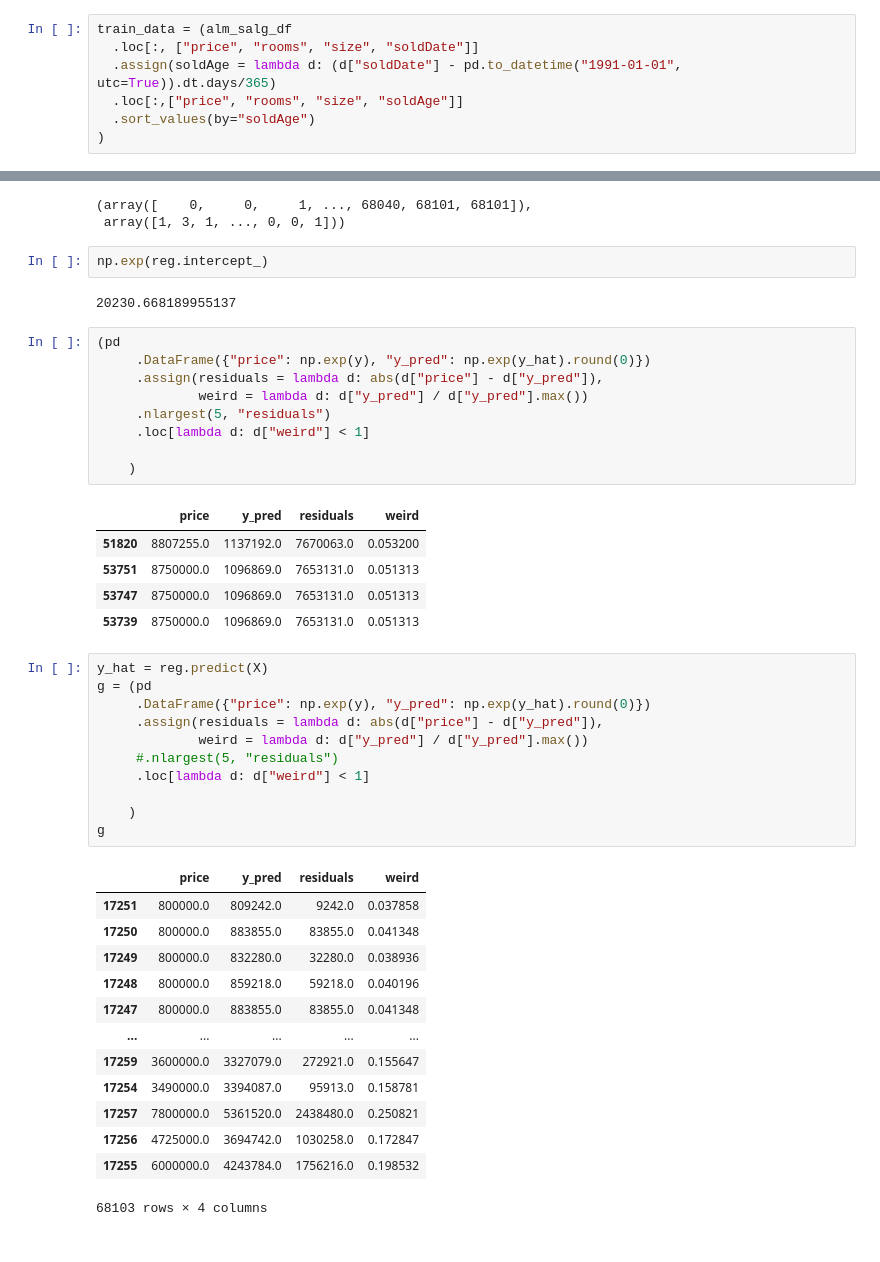
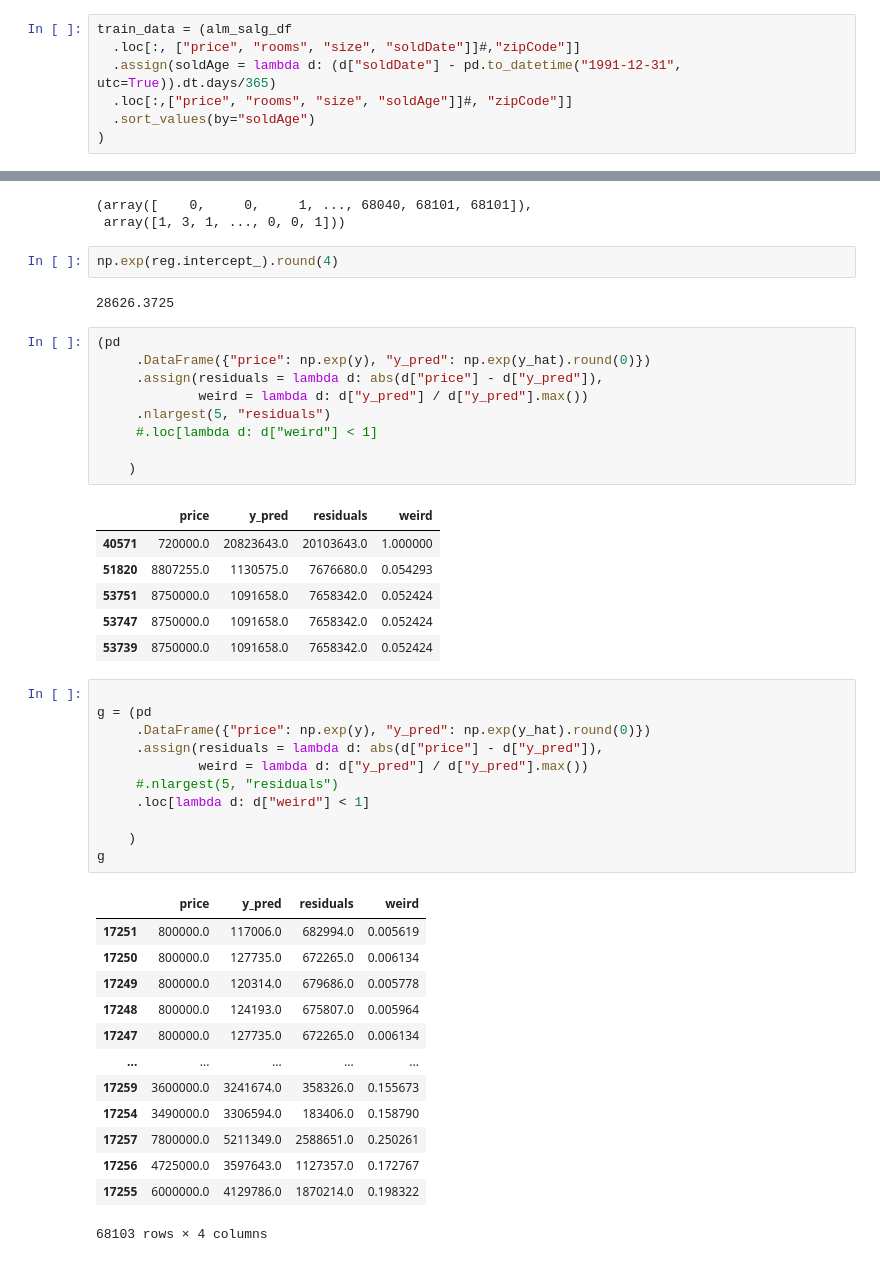
Before and after one commit to Pelvig1999/apartements, a Jupyter notebook: notebooks/Linearregression.ipynb, the cells around one changed output, grey strips where cells are left out. Cells and saved outputs as stored; diff of their text form.

```diff
--- a/notebooks/Linearregression.ipynb
+++ b/notebooks/Linearregression.ipynb
@@ -91,8 +86,8 @@ Name: soldDate, Length: 68104, dtype: float64
 # %%
 train_data = (alm_salg_df
-  .loc[:, ["price", "rooms", "size", "soldDate"]]
-  .assign(soldAge = lambda d: (d["soldDate"] - pd.to_datetime("1991-01-01", utc=True)).dt.days/365)
-  .loc[:,["price", "rooms", "size", "soldAge"]]
+  .loc[:, ["price", "rooms", "size", "soldDate"]]#,"zipCode"]]
+  .assign(soldAge = lambda d: (d["soldDate"] - pd.to_datetime("1991-12-31", utc=True)).dt.days/365)
+  .loc[:,["price", "rooms", "size", "soldAge"]]#, "zipCode"]]
   .sort_values(by="soldAge")
 )
 # %%
@@ -137,48 +134,49 @@ outliers
 (array([    0,     0,     1, ..., 68040, 68101, 68101]),
  array([1, 3, 1, ..., 0, 0, 1]))
 # %%
-np.exp(reg.intercept_)
+np.exp(reg.intercept_).round(4)
 # %% [output]
-20230.668189955137
+28626.3725
 # %%
 (pd
      .DataFrame({"price": np.exp(y), "y_pred": np.exp(y_hat).round(0)})
      .assign(residuals = lambda d: abs(d["price"] - d["y_pred"]),
              weird = lambda d: d["y_pred"] / d["y_pred"].max())
      .nlargest(5, "residuals")
-     .loc[lambda d: d["weird"] < 1]
+     #.loc[lambda d: d["weird"] < 1]
 
     )
 # %% [output]
 |  | price | y_pred | residuals | weird |
-| 51820 | 8807255.0 | 1137192.0 | 7670063.0 | 0.053200 |
-| 53751 | 8750000.0 | 1096869.0 | 7653131.0 | 0.051313 |
-| 53747 | 8750000.0 | 1096869.0 | 7653131.0 | 0.051313 |
-| 53739 | 8750000.0 | 1096869.0 | 7653131.0 | 0.051313 |
+| 40571 | 720000.0 | 20823643.0 | 20103643.0 | 1.000000 |
+| 51820 | 8807255.0 | 1130575.0 | 7676680.0 | 0.054293 |
+| 53751 | 8750000.0 | 1091658.0 | 7658342.0 | 0.052424 |
+| 53747 | 8750000.0 | 1091658.0 | 7658342.0 | 0.052424 |
+| 53739 | 8750000.0 | 1091658.0 | 7658342.0 | 0.052424 |
 # %%
-y_hat = reg.predict(X)
+
 g = (pd
      .DataFrame({"price": np.exp(y), "y_pred": np.exp(y_hat).round(0)})
      .assign(residuals = lambda d: abs(d["price"] - d["y_pred"]),
              weird = lambda d: d["y_pred"] / d["y_pred"].max())
      #.nlargest(5, "residuals")
      .loc[lambda d: d["weird"] < 1]
 
     )
 g
 # %% [output]
 |  | price | y_pred | residuals | weird |
-| 17251 | 800000.0 | 809242.0 | 9242.0 | 0.037858 |
-| 17250 | 800000.0 | 883855.0 | 83855.0 | 0.041348 |
-| 17249 | 800000.0 | 832280.0 | 32280.0 | 0.038936 |
-| 17248 | 800000.0 | 859218.0 | 59218.0 | 0.040196 |
-| 17247 | 800000.0 | 883855.0 | 83855.0 | 0.041348 |
+| 17251 | 800000.0 | 117006.0 | 682994.0 | 0.005619 |
+| 17250 | 800000.0 | 127735.0 | 672265.0 | 0.006134 |
+| 17249 | 800000.0 | 120314.0 | 679686.0 | 0.005778 |
+| 17248 | 800000.0 | 124193.0 | 675807.0 | 0.005964 |
+| 17247 | 800000.0 | 127735.0 | 672265.0 | 0.006134 |
 | ... | ... | ... | ... | ... |
-| 17259 | 3600000.0 | 3327079.0 | 272921.0 | 0.155647 |
-| 17254 | 3490000.0 | 3394087.0 | 95913.0 | 0.158781 |
-| 17257 | 7800000.0 | 5361520.0 | 2438480.0 | 0.250821 |
-| 17256 | 4725000.0 | 3694742.0 | 1030258.0 | 0.172847 |
-| 17255 | 6000000.0 | 4243784.0 | 1756216.0 | 0.198532 |
+| 17259 | 3600000.0 | 3241674.0 | 358326.0 | 0.155673 |
+| 17254 | 3490000.0 | 3306594.0 | 183406.0 | 0.158790 |
+| 17257 | 7800000.0 | 5211349.0 | 2588651.0 | 0.250261 |
+| 17256 | 4725000.0 | 3597643.0 | 1127357.0 | 0.172767 |
+| 17255 | 6000000.0 | 4129786.0 | 1870214.0 | 0.198322 |
 68103 rows × 4 columns
 # %%
 g = g.reset_index(drop=True)
```
Also changed, not shown: parts of 16 cells of this notebook, 4 other files.
